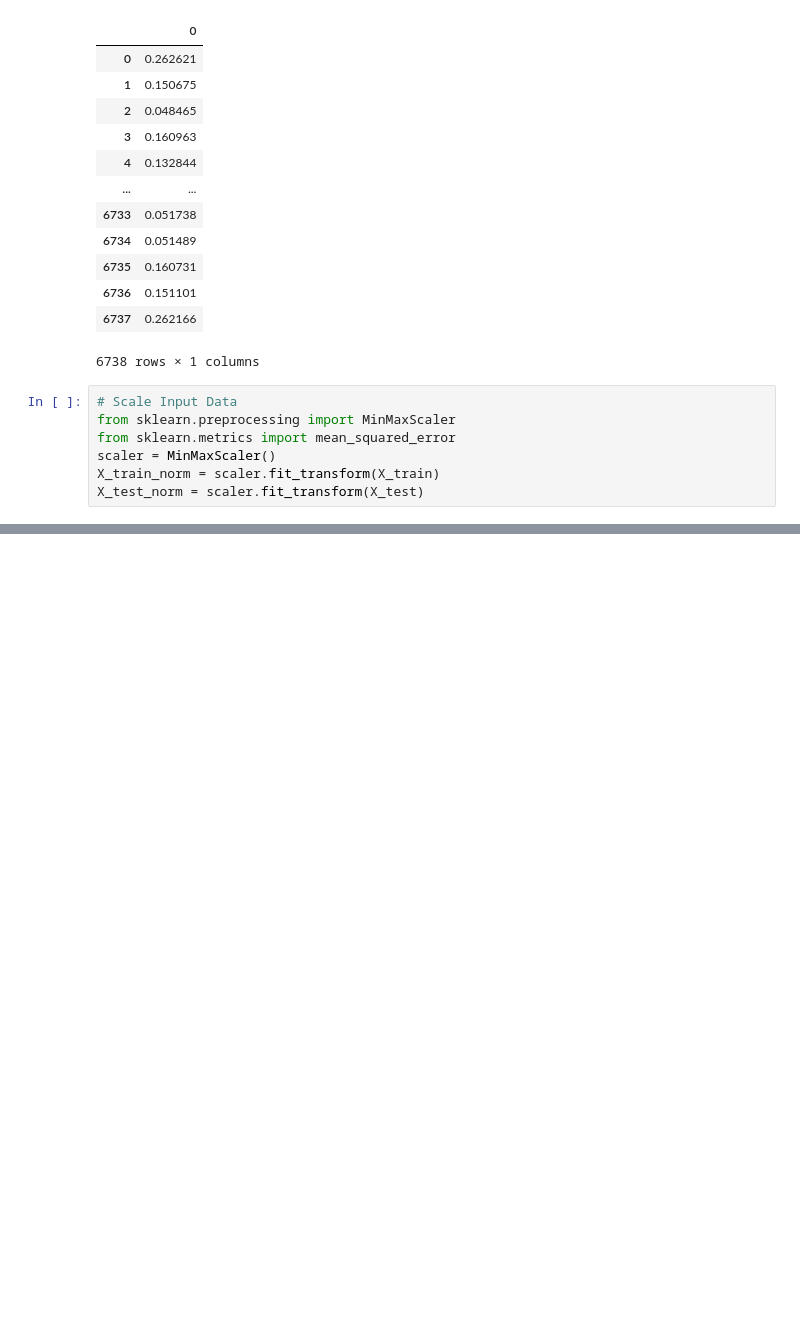
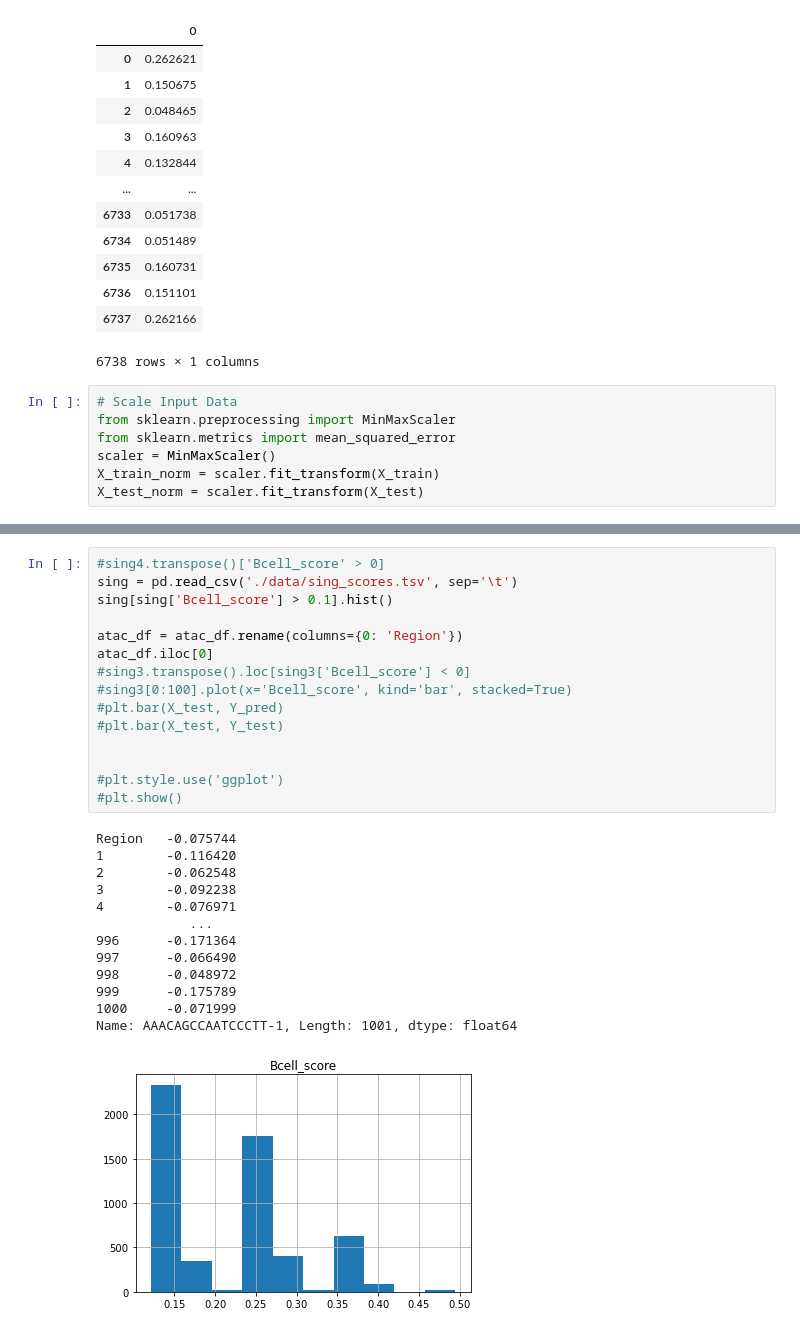
Before and after one commit to the-rich-piana/BioInfo-Notes, a Jupyter notebook: predict_cell_type.ipynb, the cells around one changed output, grey strips where cells are left out. Drawn from its saved outputs; the diff is of its cells as text; blank space fills up the shorter version.

```diff
--- a/predict_cell_type.ipynb
+++ b/predict_cell_type.ipynb
@@ -290,0 +306,29 @@ f
+# %%
+#sing4.transpose()['Bcell_score' > 0]
+sing = pd.read_csv('./data/sing_scores.tsv', sep='\t')
+sing[sing['Bcell_score'] > 0.1].hist()
+
+atac_df = atac_df.rename(columns={0: 'Region'})
+atac_df.iloc[0]
+#sing3.transpose().loc[sing3['Bcell_score'] < 0]
+#sing3[0:100].plot(x='Bcell_score', kind='bar', stacked=True)
+#plt.bar(X_test, Y_pred)
+#plt.bar(X_test, Y_test)
+
+
+#plt.style.use('ggplot')
+#plt.show()
+# %% [output]
+Region   -0.075744
+1        -0.116420
+2        -0.062548
+3        -0.092238
+4        -0.076971
+            ...
+996      -0.171364
+997      -0.066490
+998      -0.048972
+999      -0.175789
+1000     -0.071999
+Name: AAACAGCCAATCCCTT-1, Length: 1001, dtype: float64
+[figure, added]
```
Also changed, not shown: parts of 16 cells of this notebook.
